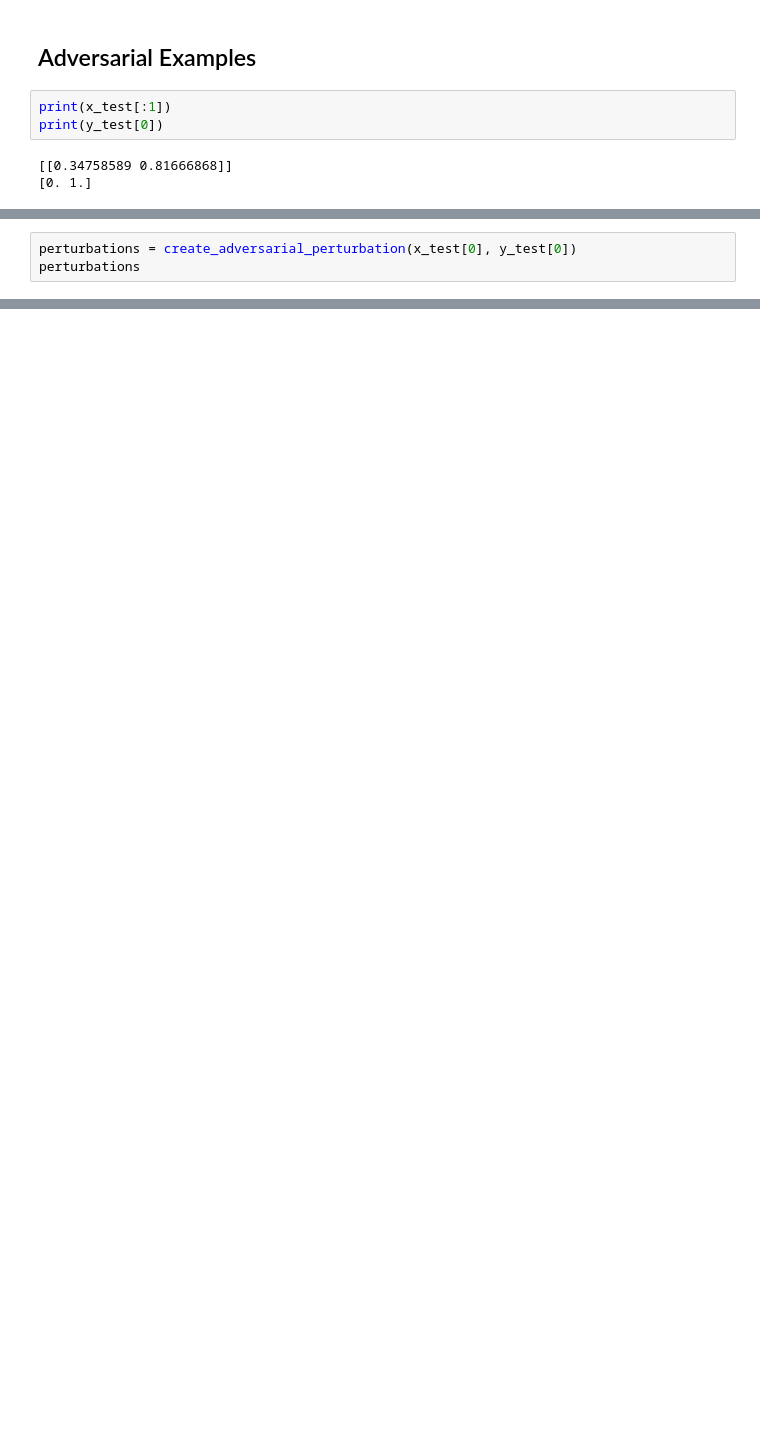
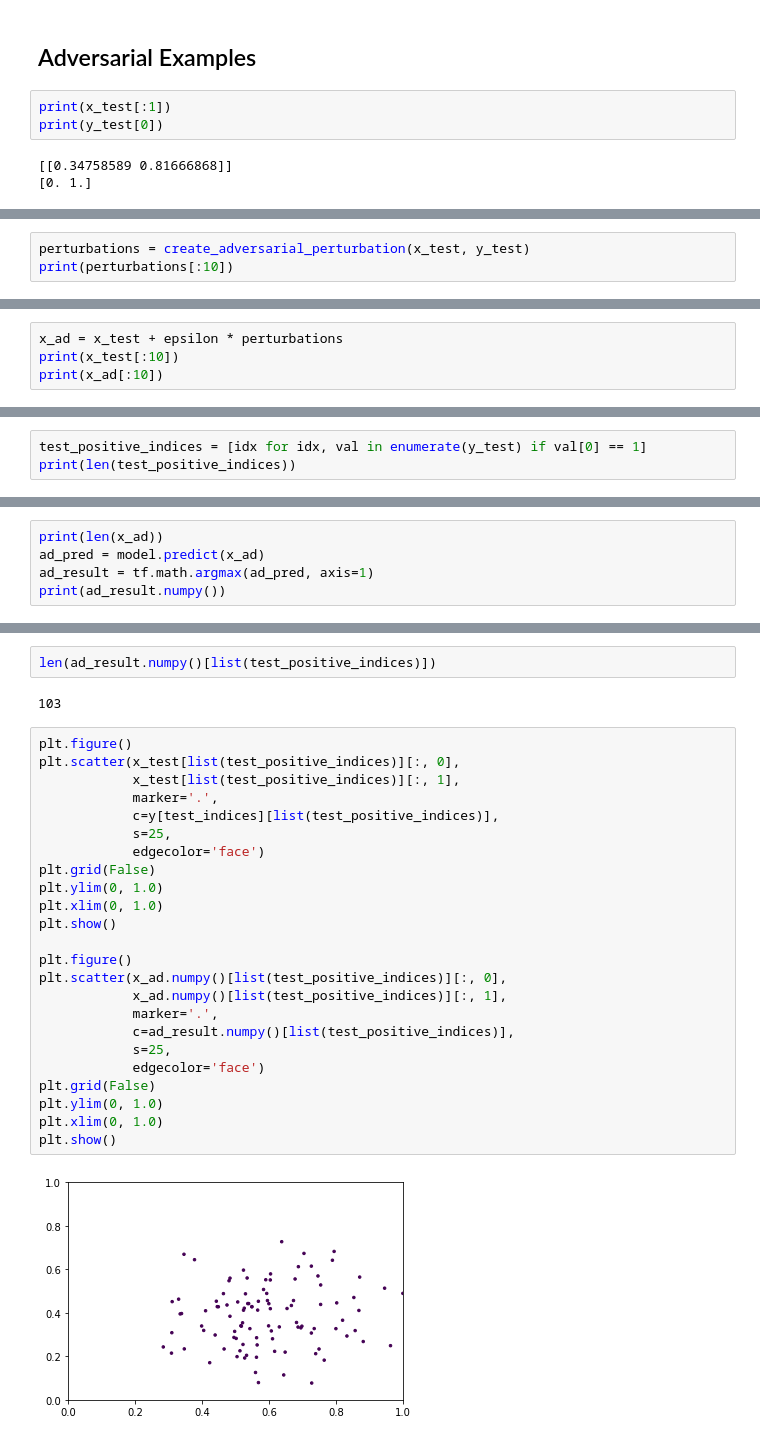
Before and after one commit to changx03/jupyter_tensorflow, a Jupyter notebook: toy_dataset.ipynb, the cells around one changed output, grey strips where cells are left out. Drawn from its saved outputs; the diff is of its cells as text; blank space fills up the shorter version.

```diff
--- a/toy_dataset.ipynb
+++ b/toy_dataset.ipynb
@@ -166,4 +188,4 @@ def create_adversarial_perturbation(input_clean, input_label):
 # %%
-perturbations = create_adversarial_perturbation(x_test[0], y_test[0])
-perturbations
+perturbations = create_adversarial_perturbation(x_test, y_test)
+print(perturbations[:10])
 # %% [output]
@@ -170,0 +203,4 @@ perturbations
+# %%
+x_ad = x_test + epsilon * perturbations
+print(x_test[:10])
+print(x_ad[:10])
@@ -170,0 +232,3 @@ perturbations
+# %%
+test_positive_indices = [idx for idx, val in enumerate(y_test) if val[0] == 1]
+print(len(test_positive_indices))
@@ -170,0 +257,5 @@ perturbations
+# %%
+print(len(x_ad))
+ad_pred = model.predict(x_ad)
+ad_result = tf.math.argmax(ad_pred, axis=1)
+print(ad_result.numpy())
@@ -170,0 +270,30 @@ perturbations
+# %%
+len(ad_result.numpy()[list(test_positive_indices)])
+# %% [output]
+103
+# %%
+plt.figure()
+plt.scatter(x_test[list(test_positive_indices)][:, 0],
+            x_test[list(test_positive_indices)][:, 1],
+            marker='.',
+            c=y[test_indices][list(test_positive_indices)],
+            s=25,
+            edgecolor='face')
+plt.grid(False)
+plt.ylim(0, 1.0)
+plt.xlim(0, 1.0)
+plt.show()
+
+plt.figure()
+plt.scatter(x_ad.numpy()[list(test_positive_indices)][:, 0],
+            x_ad.numpy()[list(test_positive_indices)][:, 1],
+            marker='.',
+            c=ad_result.numpy()[list(test_positive_indices)],
+            s=25,
+            edgecolor='face')
+plt.grid(False)
+plt.ylim(0, 1.0)
+plt.xlim(0, 1.0)
+plt.show()
+# %% [output]
+[figure, added]
```
Also changed, not shown: parts of 18 cells of this notebook, 1 other file.
